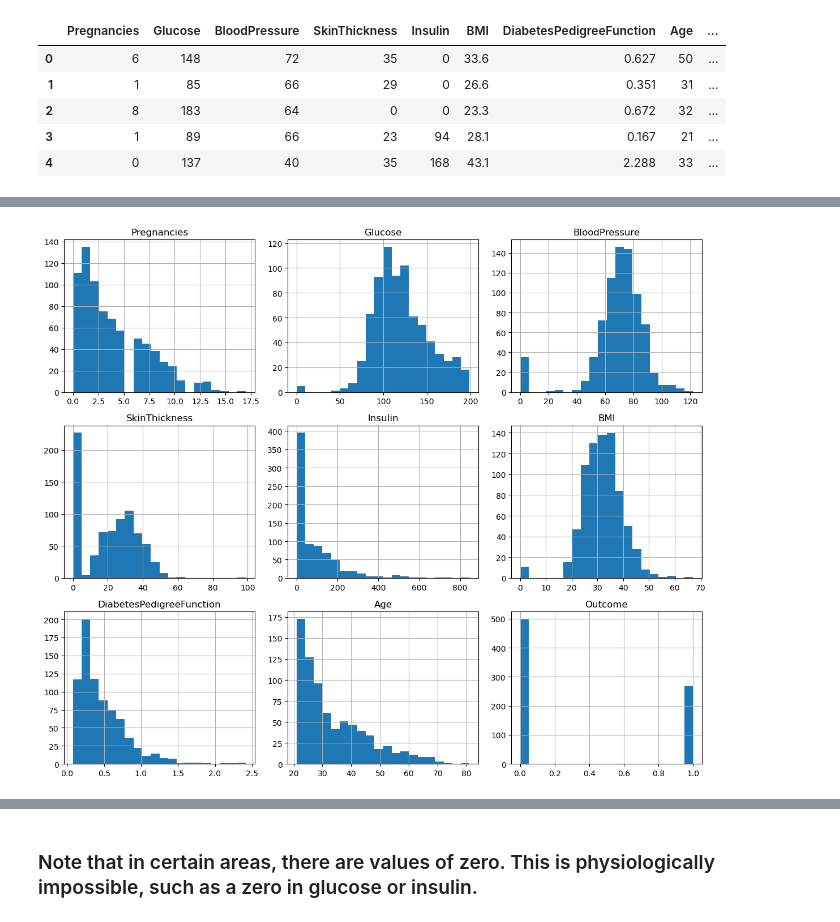
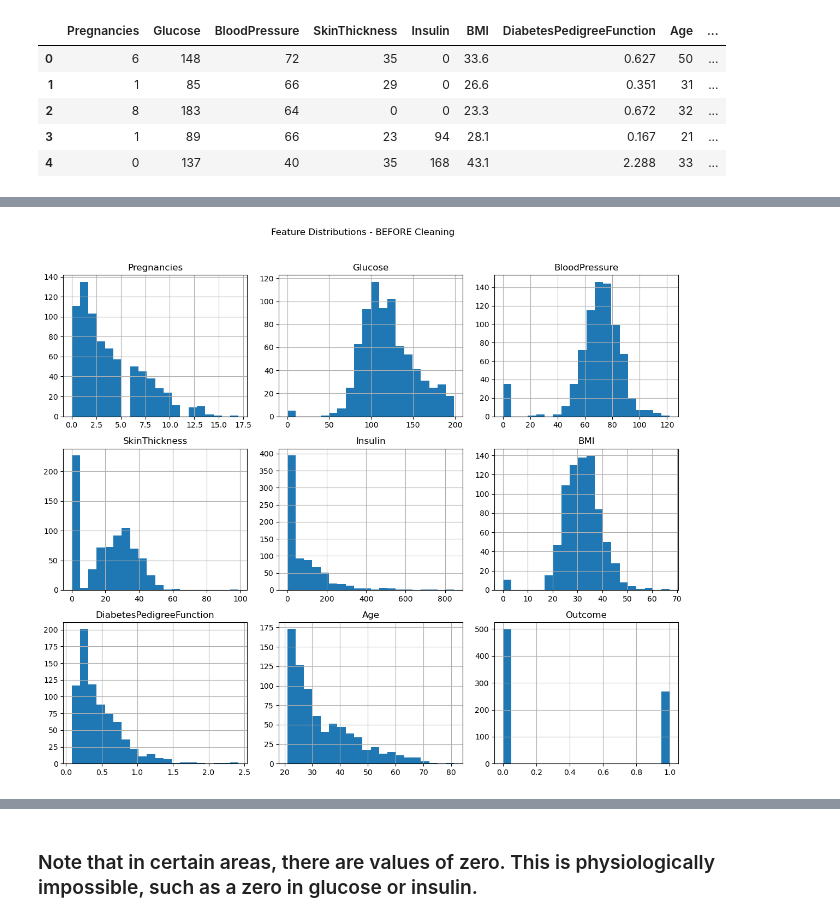
Before and after one commit to rytgo/CS171-PROJECT, a Jupyter notebook: Pina.ipynb, the cells around one changed output, grey strips where cells are left out. Saved outputs shown, nothing was run; the diff lists cells and outputs as text; code cells hidden in the pictures.

```diff
--- a/Pina.ipynb
+++ b/Pina.ipynb
@@ -51,10 +52,12 @@ memory usage: 54.1 KB
 | 75% | 6.000000 | 140.250000 | 80.000000 | 32.000000 | 127.250000 | 36.600000 | 0.626250 | 41.000000 | ... |
 | max | 17.000000 | 199.000000 | 122.000000 | 99.000000 | 846.000000 | 67.100000 | 2.420000 | 81.000000 | ... |
 # %%
+#Visualize raw distributions ( BEFORE cleaning )
 df.hist(figsize=(12, 10), bins=20)
+plt.suptitle("Feature Distributions - BEFORE Cleaning", y=1.02)
 plt.tight_layout()
 plt.show()
 # %% [output]
-[figure, old version]
+[figure, new version]
 # %%
 zero_counts = (df == 0).sum()
```
Also changed, not shown: parts of 9 cells of this notebook, 4 other files.
